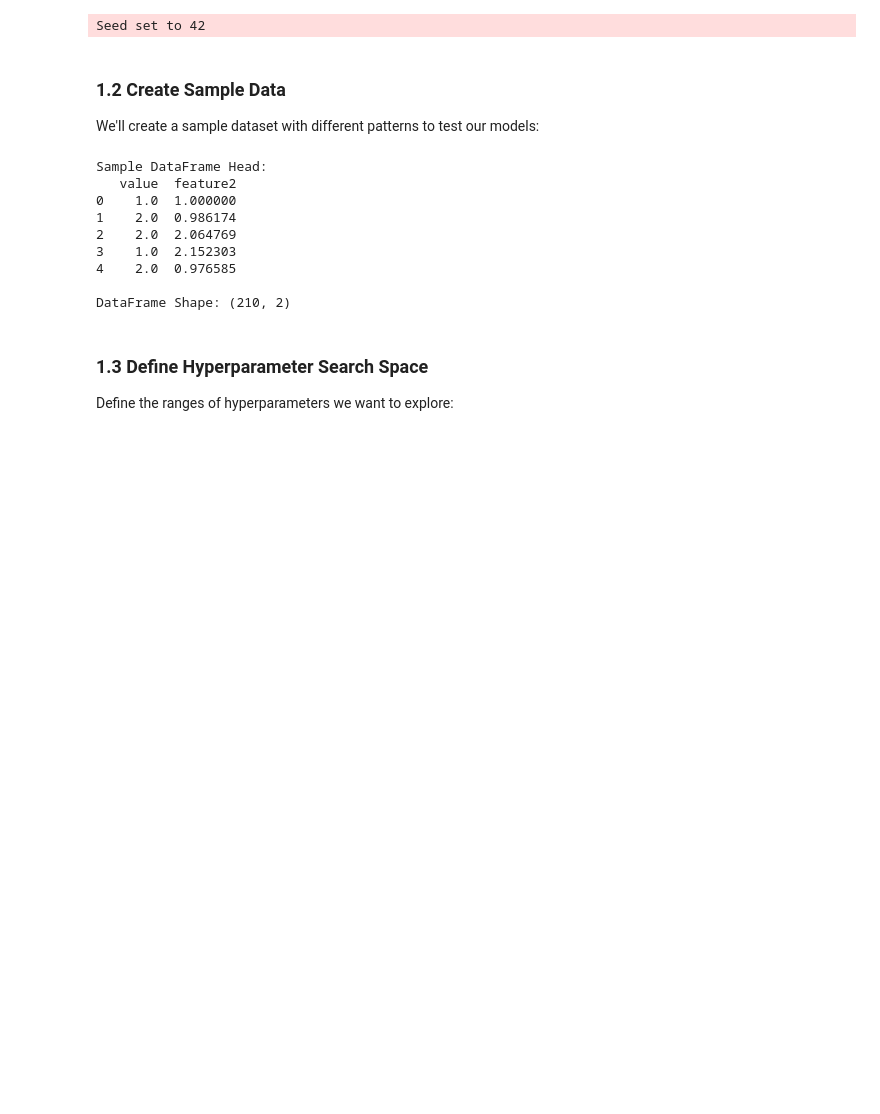
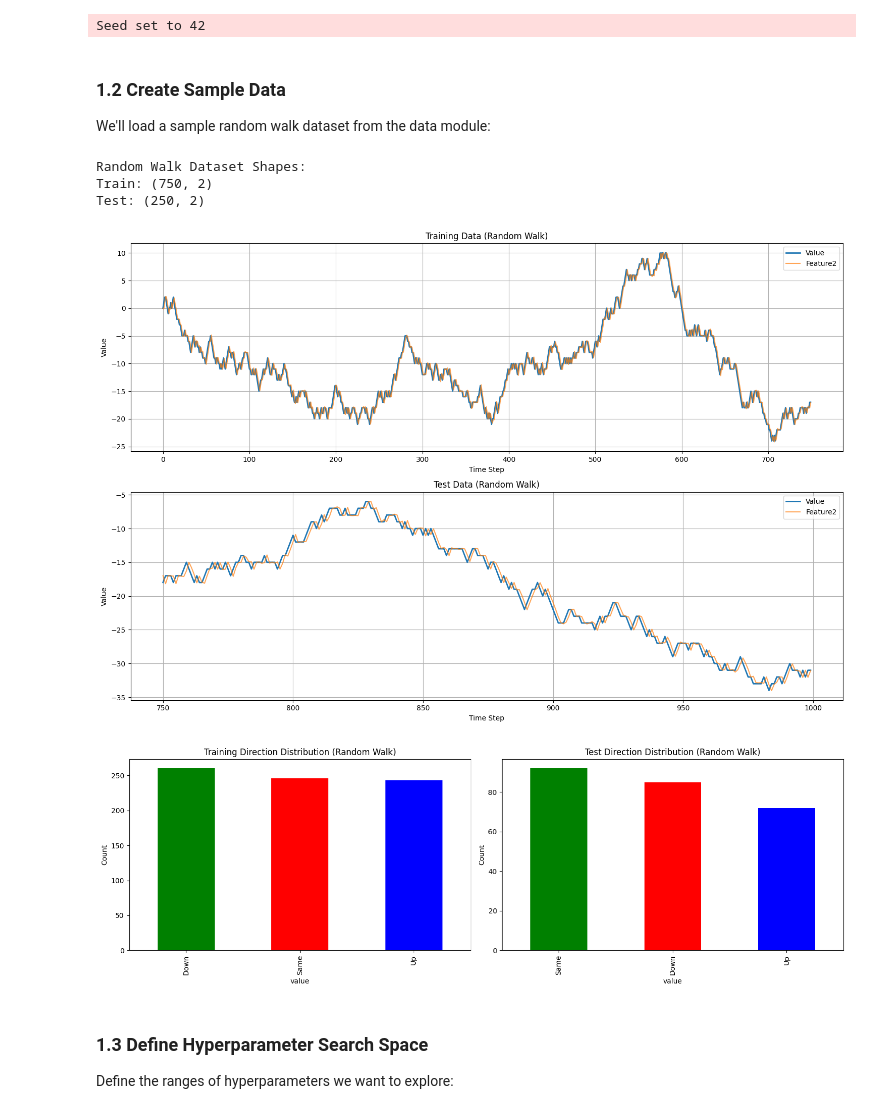
Before and after one commit to cpohagwu/timeseries_agent, a Jupyter notebook: examples/timeseries_agent_tuner_tutorial.ipynb, the cells around one changed output. Cells and saved outputs as stored; diff of their text form; code cells hidden in the pictures; blank space fills up the shorter version.

```diff
--- a/examples/timeseries_agent_tuner_tutorial.ipynb
+++ b/examples/timeseries_agent_tuner_tutorial.ipynb
@@ -42,34 +41,20 @@ Seed set to 42
 # %% [markdown]
 ### 1.2 Create Sample Data
 
-We'll create a sample dataset with different patterns to test our models:
+We'll load a sample random walk dataset from the data module:
-# %%
-# Create patterns
-data1 = np.array([1, 2, 2] * 5)
-data2 = np.array([1, 0, 0] * 5)
-data3 = np.array([0, -2, -2, 0] * 5)
-data4 = np.array([np.sin(x) for x in np.linspace(0, 8 * np.pi, 20)])
-
-# Concatenate the data
-value_col = np.concatenate([data1, data2, data3, data4] * 3)
-
-# Create second feature
-feature2_col = np.roll(value_col, 1) + np.random.randn(len(value_col)) * 0.1
-feature2_col[0] = value_col[0]
-
-# Create DataFrame
-data_df = pd.DataFrame({'value': value_col, 'feature2': feature2_col})
-
-print("Sample DataFrame Head:")
-print(data_df.head())
-print(f"\nDataFrame Shape: {data_df.shape}")
-# %% [output]
-Sample DataFrame Head:
-   value  feature2
-0    1.0  1.000000
-1    2.0  0.986174
-2    2.0  2.064769
-3    1.0  2.152303
-4    2.0  0.976585
-
-DataFrame Shape: (210, 2)
+# %%
+# Create random walk dataset
+random_walk_data = create_random_walk(n_steps=1000, step_size=1.0, train_test_split=0.75)
+print("\nRandom Walk Dataset Shapes:")
+print(f"Train: {random_walk_data.train_df.shape}")
+print(f"Test: {random_walk_data.test_df.shape}")
+
+# Visualize random walk data
+random_walk_data.plot_series()
+random_walk_data.plot_directions()
+# %% [output]
+Random Walk Dataset Shapes:
+Train: (750, 2)
+Test: (250, 2)
+[figure, added]
+[figure, added]
```
Also changed, not shown: parts of 8 cells of this notebook, 22 other files.
